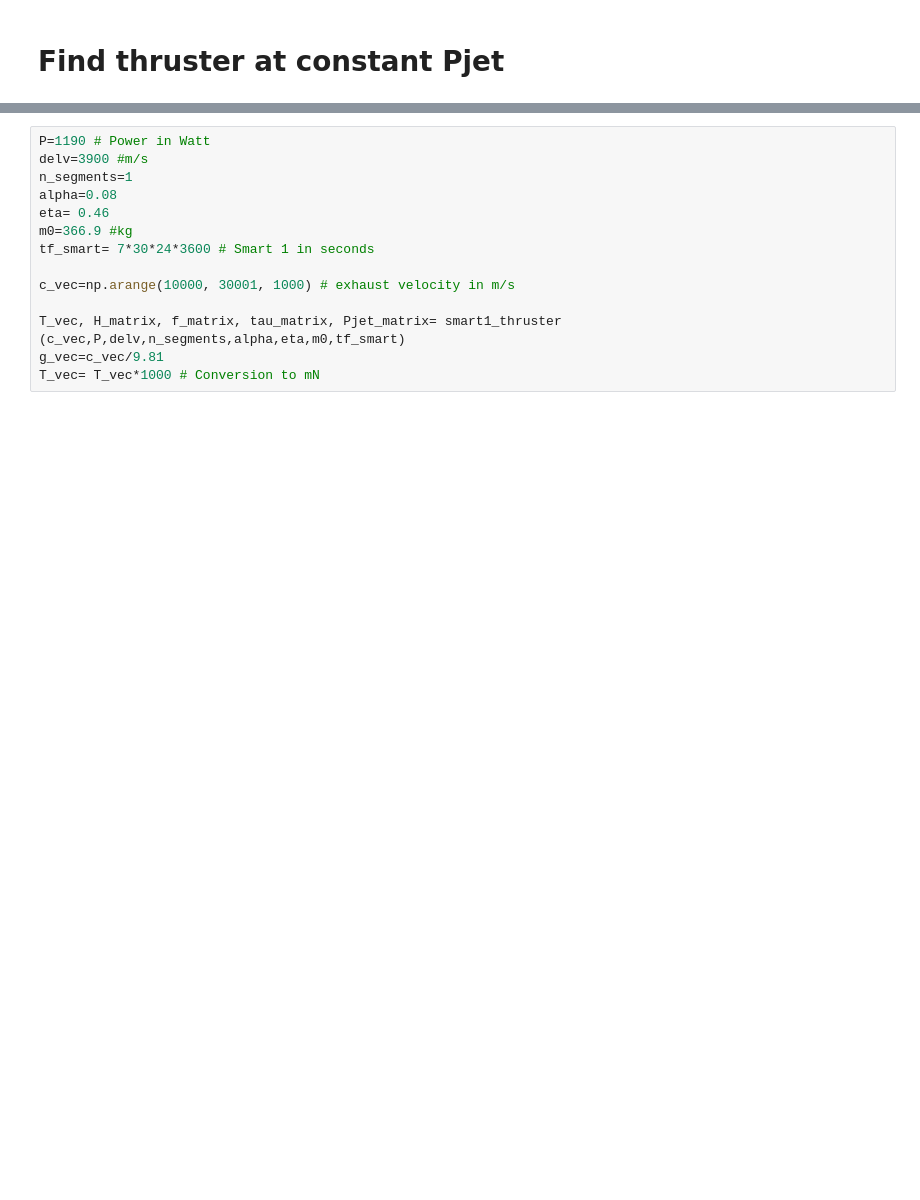
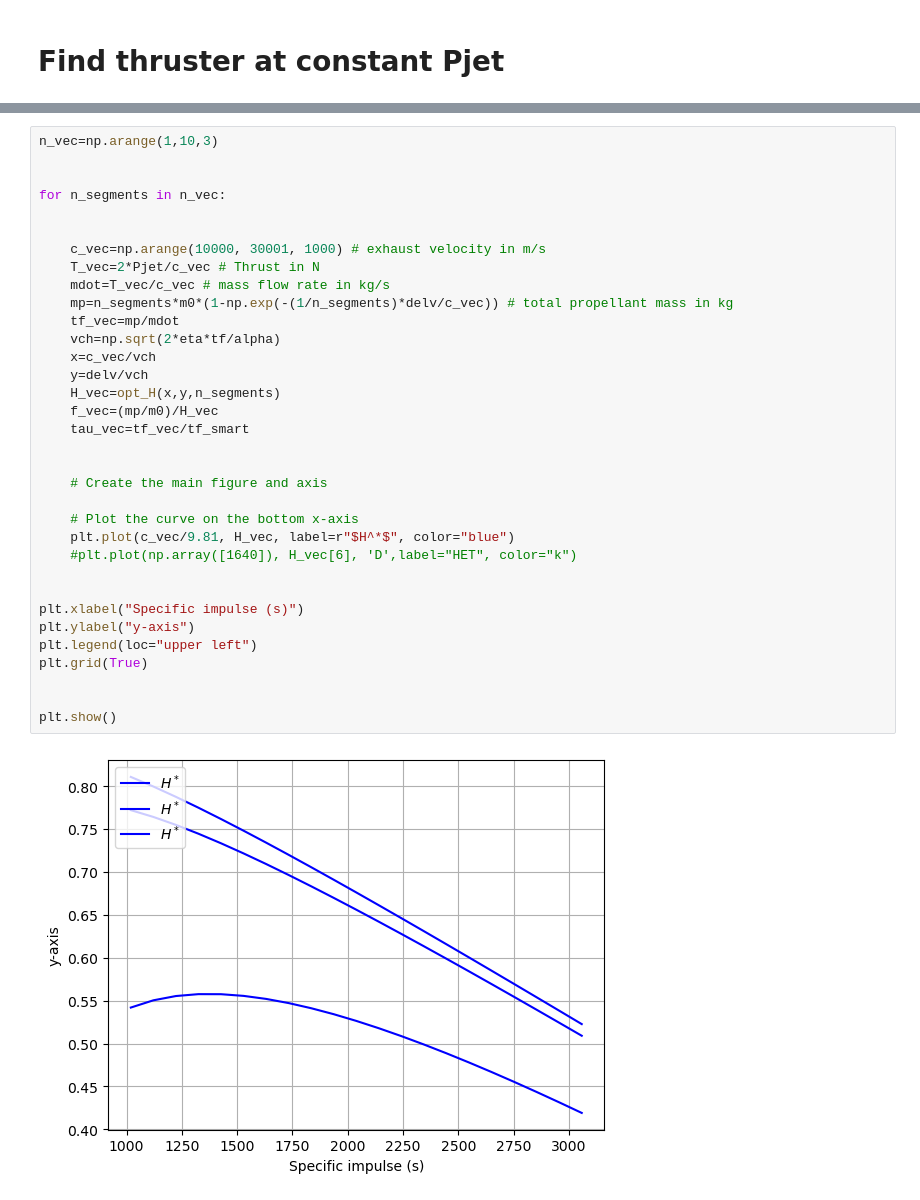
Before and after one commit to Rafid-Ben/Propulsion_optimization, a Jupyter notebook: refueling_analysis.ipynb, the cells around one changed output, grey strips where cells are left out. Cells and saved outputs as stored; diff of their text form; blank space fills up the shorter version.

```diff
--- a/refueling_analysis.ipynb
+++ b/refueling_analysis.ipynb
@@ -622,14 +474,36 @@ def smart1_thruster (c_vec,P,delv,n_segments,alpha,eta,m0,tf_smart):
-# %%
-P=1190 # Power in Watt
-delv=3900 #m/s
-n_segments=1
-alpha=0.08
-eta= 0.46
-m0=366.9 #kg
-tf_smart= 7*30*24*3600 # Smart 1 in seconds
-
-c_vec=np.arange(10000, 30001, 1000) # exhaust velocity in m/s
-
-T_vec, H_matrix, f_matrix, tau_matrix, Pjet_matrix= smart1_thruster (c_vec,P,delv,n_segments,alpha,eta,m0,tf_smart)
-g_vec=c_vec/9.81
-T_vec= T_vec*1000 # Conversion to mN
+# %%
+n_vec=np.arange(1,10,3)
+
+
+for n_segments in n_vec:
+
+
+    c_vec=np.arange(10000, 30001, 1000) # exhaust velocity in m/s
+    T_vec=2*Pjet/c_vec # Thrust in N
+    mdot=T_vec/c_vec # mass flow rate in kg/s
+    mp=n_segments*m0*(1-np.exp(-(1/n_segments)*delv/c_vec)) # total propellant mass in kg
+    tf_vec=mp/mdot
+    vch=np.sqrt(2*eta*tf/alpha)
+    x=c_vec/vch
+    y=delv/vch
+    H_vec=opt_H(x,y,n_segments)
+    f_vec=(mp/m0)/H_vec
+    tau_vec=tf_vec/tf_smart
+
+
+    # Create the main figure and axis
+
+    # Plot the curve on the bottom x-axis
+    plt.plot(c_vec/9.81, H_vec, label=r"$H^*$", color="blue")
+    #plt.plot(np.array([1640]), H_vec[6], 'D',label="HET", color="k")
+
+
+plt.xlabel("Specific impulse (s)")
+plt.ylabel("y-axis")
+plt.legend(loc="upper left")
+plt.grid(True)
+
+
+plt.show()
+# %% [output]
+[figure, added]
```
Also changed, not shown: parts of 25 cells of this notebook.
